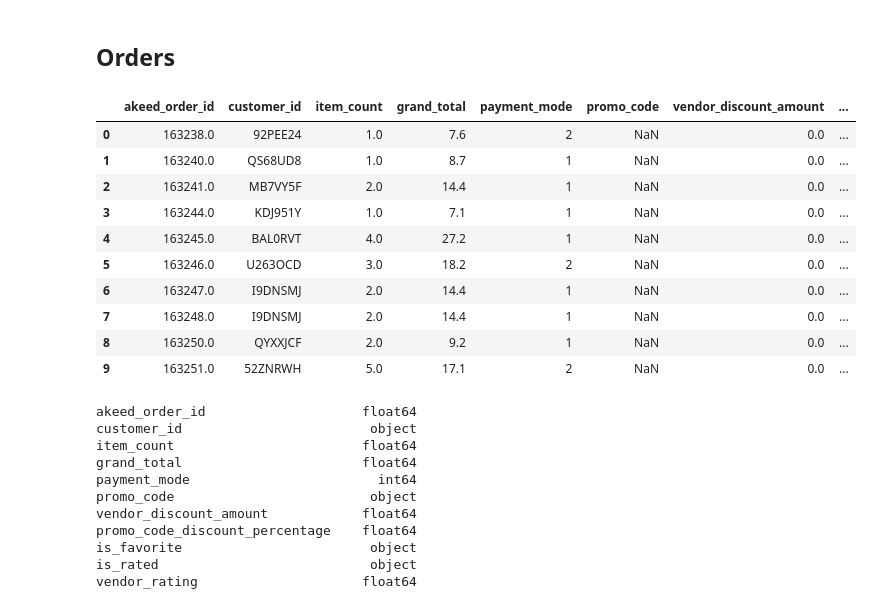
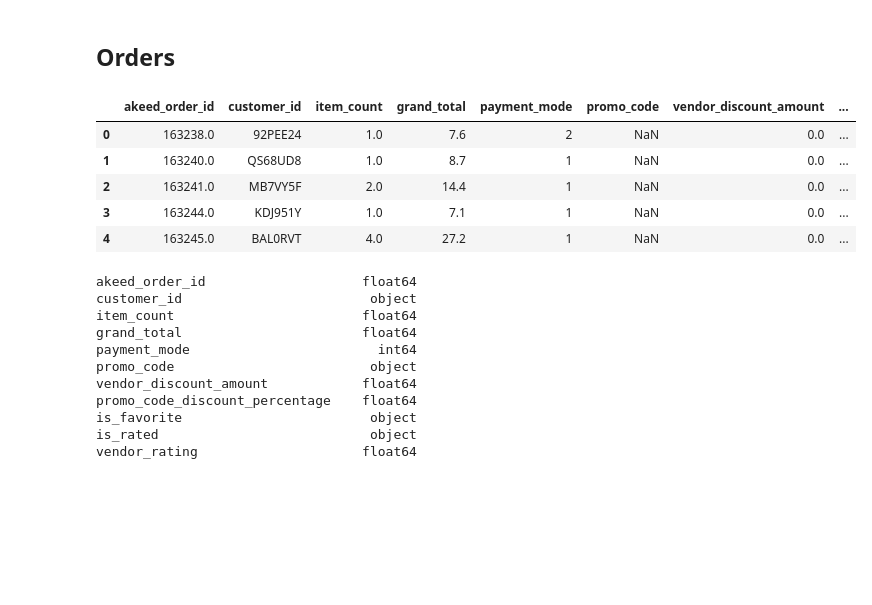
Before and after one commit to functorial/RestaurantRecommender, a Jupyter notebook: notebook.ipynb, the cells around one changed output. Cells and saved outputs as stored; diff of their text form; code cells hidden in the pictures; blank space fills up the shorter version.

```diff
--- a/notebook.ipynb
+++ b/notebook.ipynb
@@ -25,19 +26,14 @@ train_locations = pd.read_csv('train_locations.csv')
 # %% [markdown]
 ## Orders
 # %%
-train_orders.head(10)
+train_orders.head(5)
 # %% [output]
 |  | akeed_order_id | customer_id | item_count | grand_total | payment_mode | promo_code | vendor_discount_amount | ... |
 | 0 | 163238.0 | 92PEE24 | 1.0 | 7.6 | 2 | NaN | 0.0 | ... |
 | 1 | 163240.0 | QS68UD8 | 1.0 | 8.7 | 1 | NaN | 0.0 | ... |
 | 2 | 163241.0 | MB7VY5F | 2.0 | 14.4 | 1 | NaN | 0.0 | ... |
 | 3 | 163244.0 | KDJ951Y | 1.0 | 7.1 | 1 | NaN | 0.0 | ... |
 | 4 | 163245.0 | BAL0RVT | 4.0 | 27.2 | 1 | NaN | 0.0 | ... |
-| 5 | 163246.0 | U263OCD | 3.0 | 18.2 | 2 | NaN | 0.0 | ... |
-| 6 | 163247.0 | I9DNSMJ | 2.0 | 14.4 | 1 | NaN | 0.0 | ... |
-| 7 | 163248.0 | I9DNSMJ | 2.0 | 14.4 | 1 | NaN | 0.0 | ... |
-| 8 | 163250.0 | QYXXJCF | 2.0 | 9.2 | 1 | NaN | 0.0 | ... |
-| 9 | 163251.0 | 52ZNRWH | 5.0 | 17.1 | 2 | NaN | 0.0 | ... |
 # %%
 train_orders.dtypes
 # %% [output]
```
Also changed, not shown: parts of 27 cells of this notebook, 1 other file.
